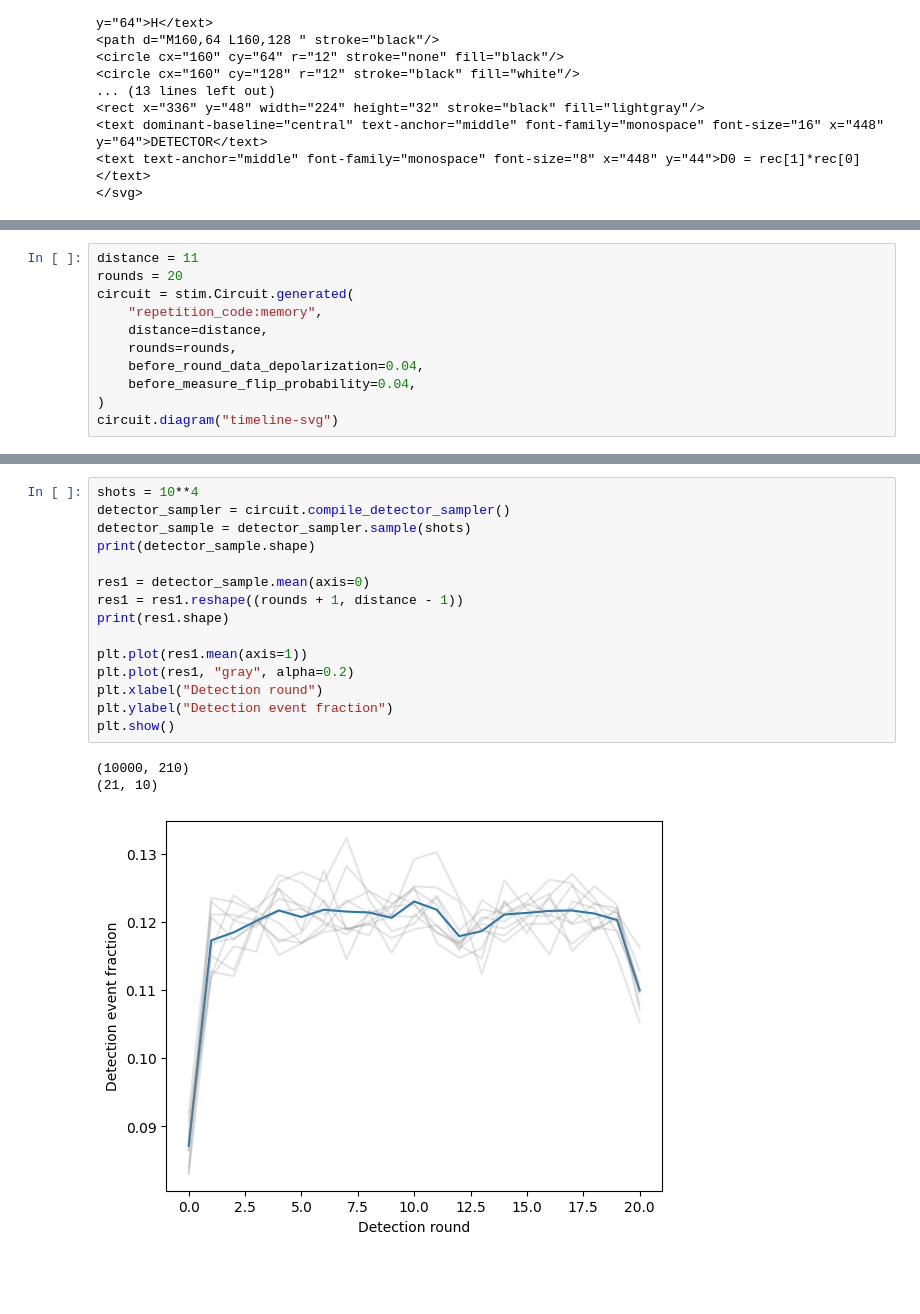
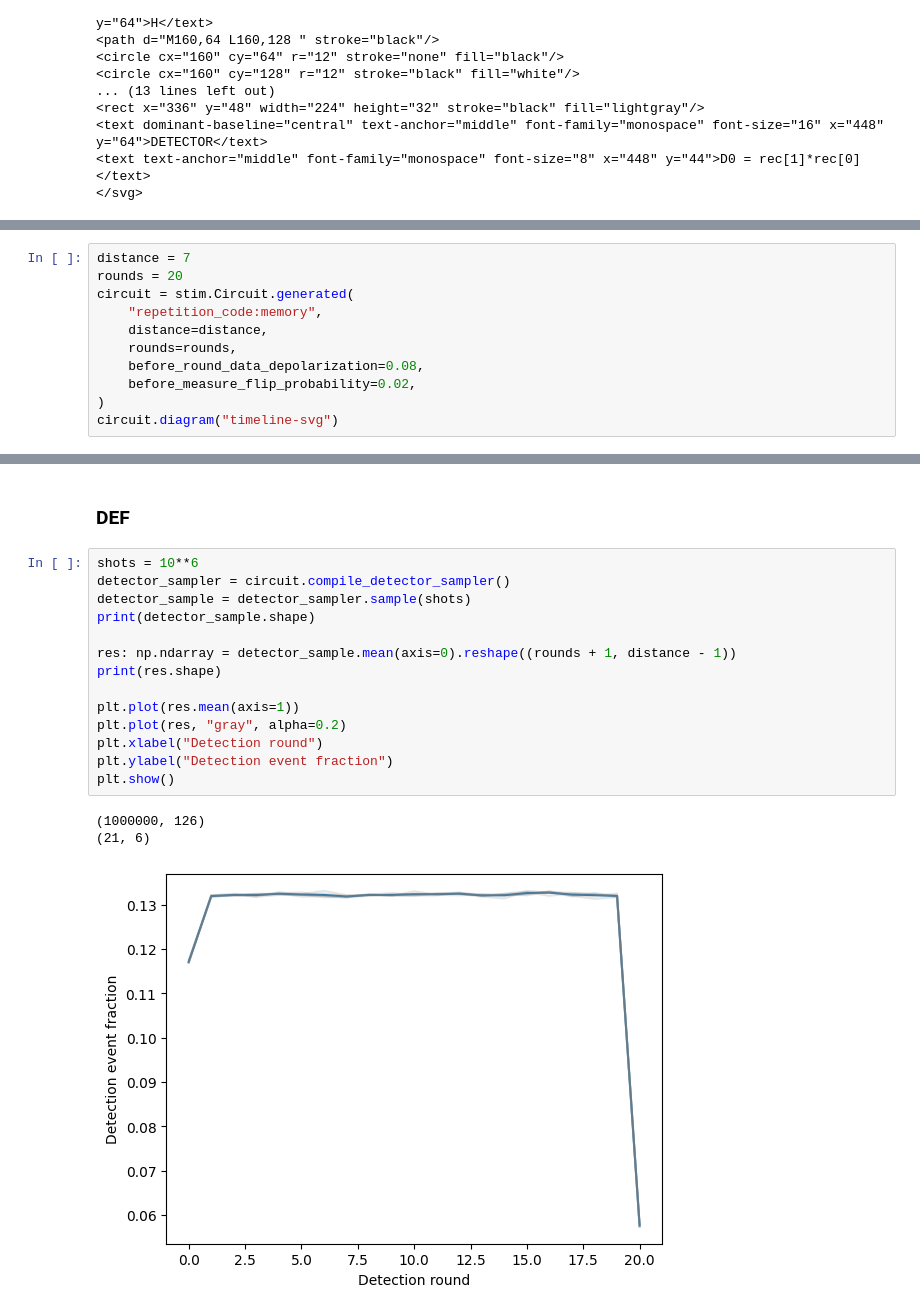
Before and after one commit to qlang-qec/qec, a Jupyter notebook: main.ipynb, the cells around one changed output, grey strips where cells are left out. Cells and saved outputs as stored; diff of their text form; blank space fills up the shorter version.

```diff
--- a/main.ipynb
+++ b/main.ipynb
@@ -85,12 +85,12 @@ print(np.sum(res1) / shots, 2 * error_p * (1 - error_p))
 # %%
-distance = 11
+distance = 7
 rounds = 20
 circuit = stim.Circuit.generated(
     "repetition_code:memory",
     distance=distance,
     rounds=rounds,
-    before_round_data_depolarization=0.04,
-    before_measure_flip_probability=0.04,
+    before_round_data_depolarization=0.08,
+    before_measure_flip_probability=0.02,
 )
 circuit.diagram("timeline-svg")
 # %% [output]
@@ -113,20 +113,21 @@ circuit.diagram("timeline-svg")
 </svg>
+# %% [markdown]
+### DEF
 # %%
-shots = 10**4
+shots = 10**6
 detector_sampler = circuit.compile_detector_sampler()
 detector_sample = detector_sampler.sample(shots)
 print(detector_sample.shape)
 
-res1 = detector_sample.mean(axis=0)
-res1 = res1.reshape((rounds + 1, distance - 1))
-print(res1.shape)
+res: np.ndarray = detector_sample.mean(axis=0).reshape((rounds + 1, distance - 1))
+print(res.shape)
 
-plt.plot(res1.mean(axis=1))
-plt.plot(res1, "gray", alpha=0.2)
+plt.plot(res.mean(axis=1))
+plt.plot(res, "gray", alpha=0.2)
 plt.xlabel("Detection round")
 plt.ylabel("Detection event fraction")
 plt.show()
 # %% [output]
-(10000, 210)
-(21, 10)
+(1000000, 126)
+(21, 6)
-[figure, old version]
+[figure, new version]
```
Also changed, not shown: parts of 17 cells of this notebook.
